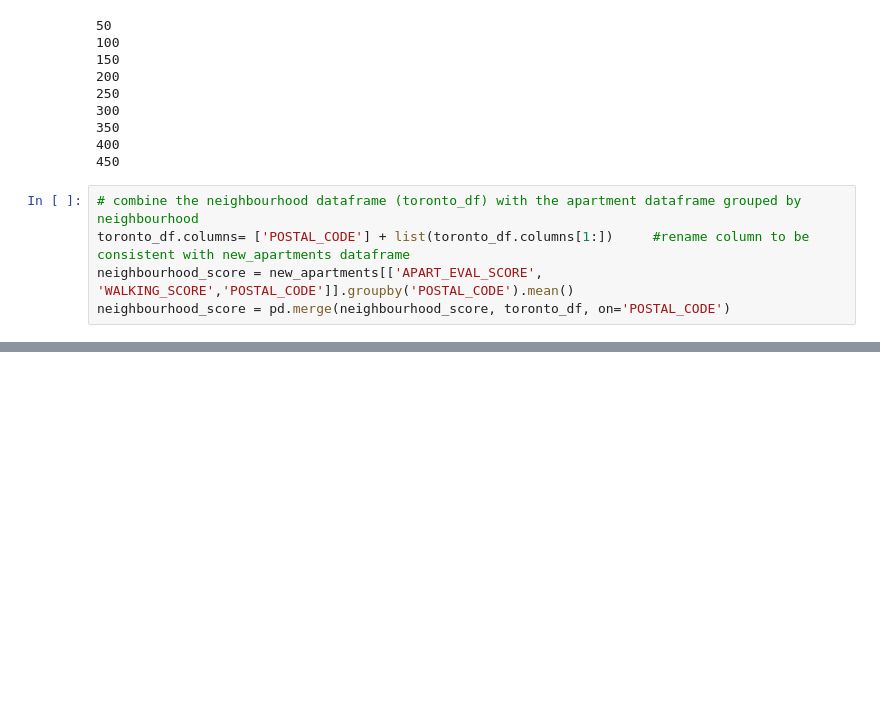
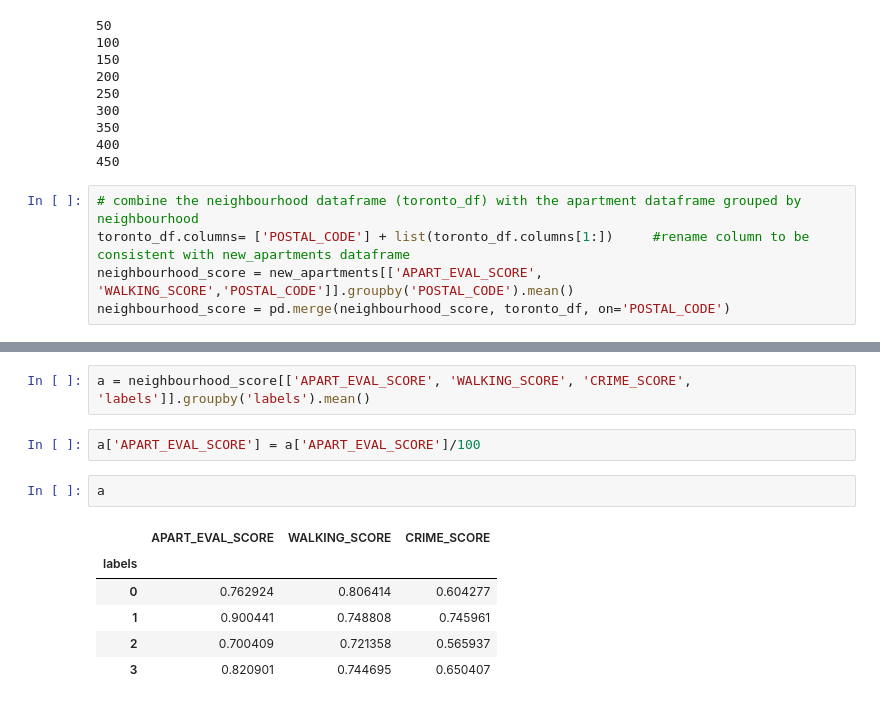
Before and after one commit to pascalkim/Best-Toronto-Neighbouhoods-for-Renting, a Jupyter notebook: Toronto Apartment Neighbourhood Ranking.ipynb, the cells around one changed output, grey strips where cells are left out. Cells and saved outputs as stored; diff of their text form; blank space fills up the shorter version.

```diff
--- a/Toronto Apartment Neighbourhood Ranking.ipynb
+++ b/Toronto Apartment Neighbourhood Ranking.ipynb
@@ -518,0 +543,13 @@ neighbourhood_score[['APART_EVAL_SCORE', 'WALKING_SCORE', 'CRIME_SCORE', 'labels
+# %%
+a = neighbourhood_score[['APART_EVAL_SCORE', 'WALKING_SCORE', 'CRIME_SCORE', 'labels']].groupby('labels').mean()
+# %%
+a['APART_EVAL_SCORE'] = a['APART_EVAL_SCORE']/100
+# %%
+a
+# %% [output]
+|  | APART_EVAL_SCORE | WALKING_SCORE | CRIME_SCORE |
+| labels |  |  |  |
+| 0 | 0.762924 | 0.806414 | 0.604277 |
+| 1 | 0.900441 | 0.748808 | 0.745961 |
+| 2 | 0.700409 | 0.721358 | 0.565937 |
+| 3 | 0.820901 | 0.744695 | 0.650407 |
```
Also changed, not shown: parts of 10 cells of this notebook.
